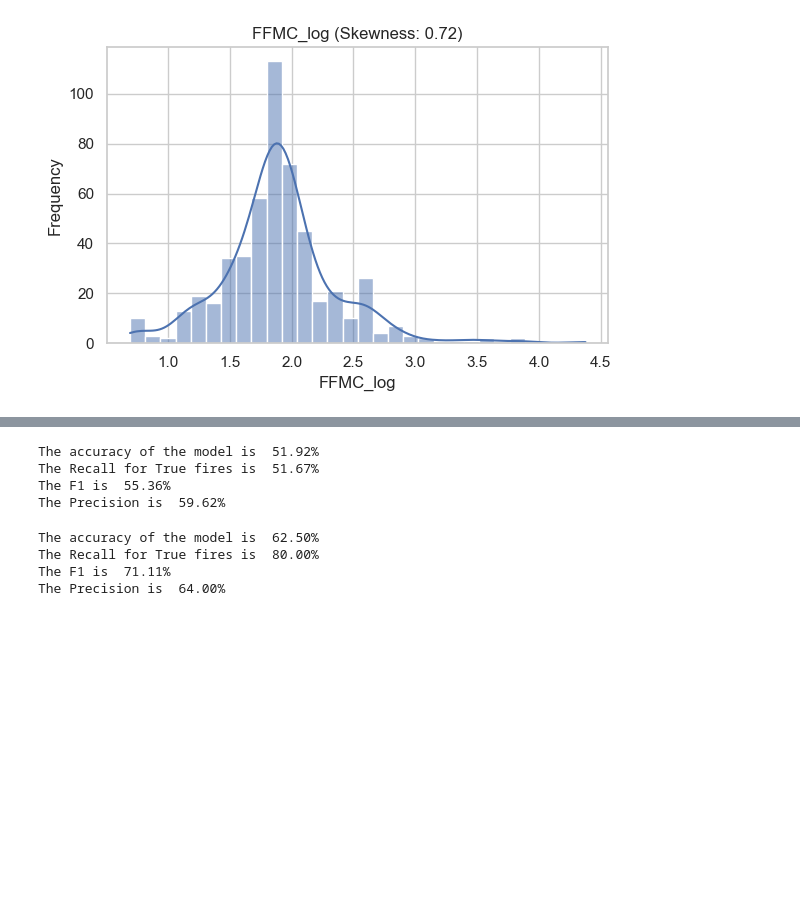
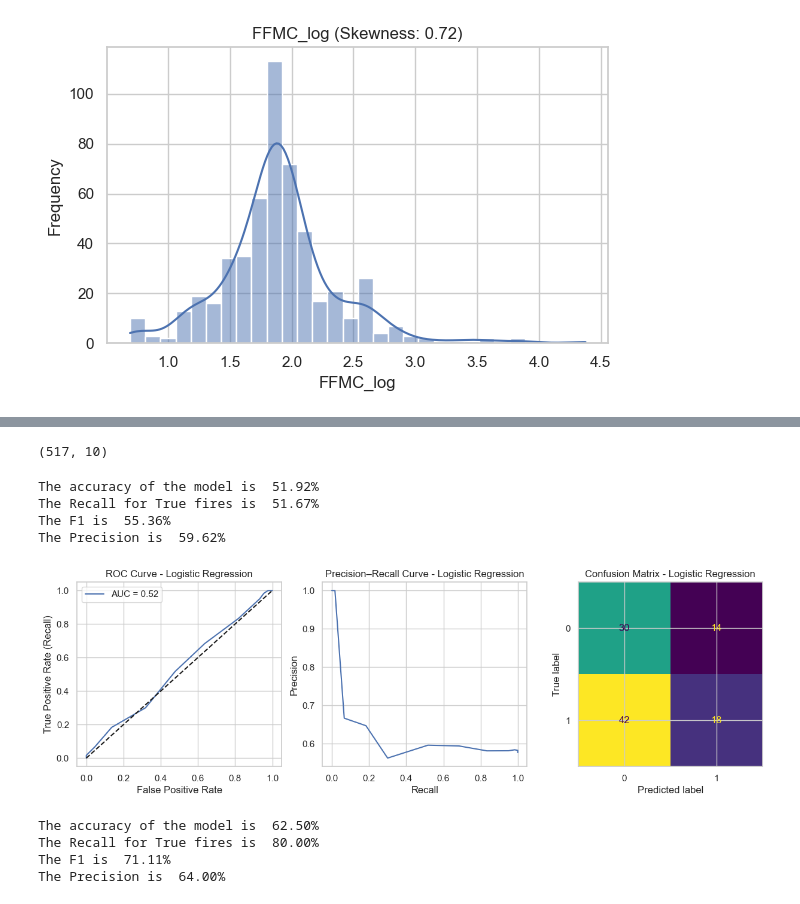
Before and after one commit to JujuGnirt/ML-firesforest, a Jupyter notebook: notebooks/Cleaned.ipynb, the cells around one changed output, grey strips where cells are left out. Drawn from its saved outputs; the diff is of its cells as text; code cells hidden in the pictures; blank space fills up the shorter version.

```diff
--- a/notebooks/Cleaned.ipynb
+++ b/notebooks/Cleaned.ipynb
@@ -154,6 +153,10 @@ X_test_norm = pd.DataFrame(X_test_norm, columns=X_test.columns, index=X_test.ind
 # %%
 with open("../models/Normalizer/normalizer.pk1", "wb") as file:
     pickle.dump(normalizer, file)
+# %%
+fire.shape
+# %% [output]
+(517, 10)
 # %%
 from sklearn.neighbors import KNeighborsClassifier
 from sklearn.metrics import recall_score, f1_score
@@ -169,6 +172,40 @@ The accuracy of the model is  51.92%
 The Recall for True fires is  51.67%
 The F1 is  55.36%
 The Precision is  59.62%
+# %%
+y_proba = knn.predict_proba(X_test_norm)[:, 1]
+y_pred = (y_proba >= 0.55).astype(int)
+
+fpr, tpr, _ = roc_curve(y_test, y_proba)
+auc = roc_auc_score(y_test, y_proba)
+
+plt.figure(figsize=(15, 4))
+
+    # ROC
+plt.subplot(1, 3, 1)
+plt.plot(fpr, tpr, label=f"AUC = {auc:.2f}")
+plt.plot([0, 1], [0, 1], 'k--')
+plt.xlabel('False Positive Rate')
+plt.ylabel('True Positive Rate (Recall)')
+plt.title(f'ROC Curve - Logistic Regression')
+plt.legend()
+
+    # --- Precision–Recall Curve ---
+precision, recall, _ = precision_recall_curve(y_test, y_proba)
+plt.subplot(1, 3, 2)
+plt.plot(recall, precision)
+plt.xlabel('Recall')
+plt.ylabel('Precision')
+plt.title(f'Precision–Recall Curve - Logistic Regression')
+
+    # --- Confusion Matrix ---
+cm = confusion_matrix(y_test, y_pred)
+plt.subplot(1, 3, 3)
+ConfusionMatrixDisplay(cm).plot(ax=plt.gca(), colorbar=False)
+plt.title(f'Confusion Matrix - Logistic Regression')
+plt.show()
+# %% [output]
+[figure, added]
 # %%
 from sklearn.linear_model import LogisticRegression
 logreg = LogisticRegression(max_iter=100,random_state=0)
```
Also changed, not shown: parts of 13 cells of this notebook, 1 other file.
